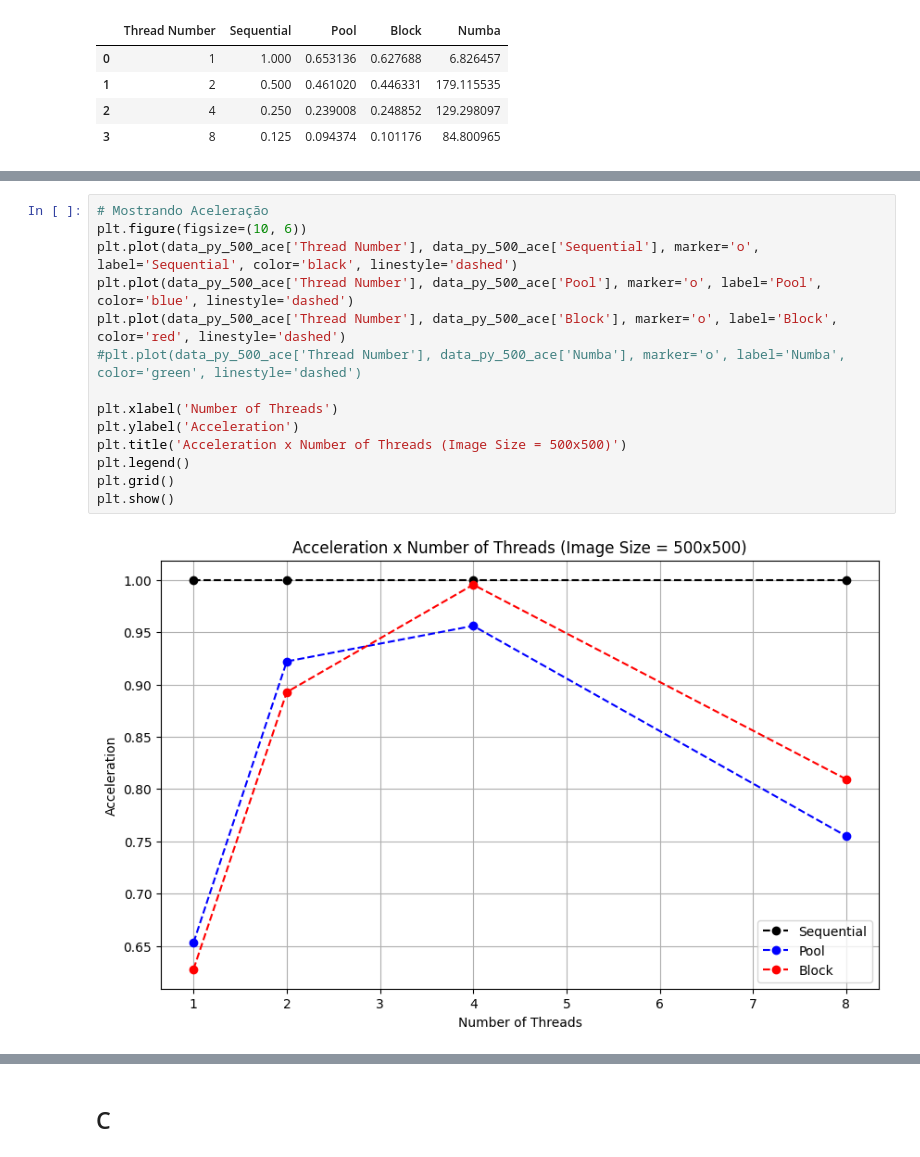
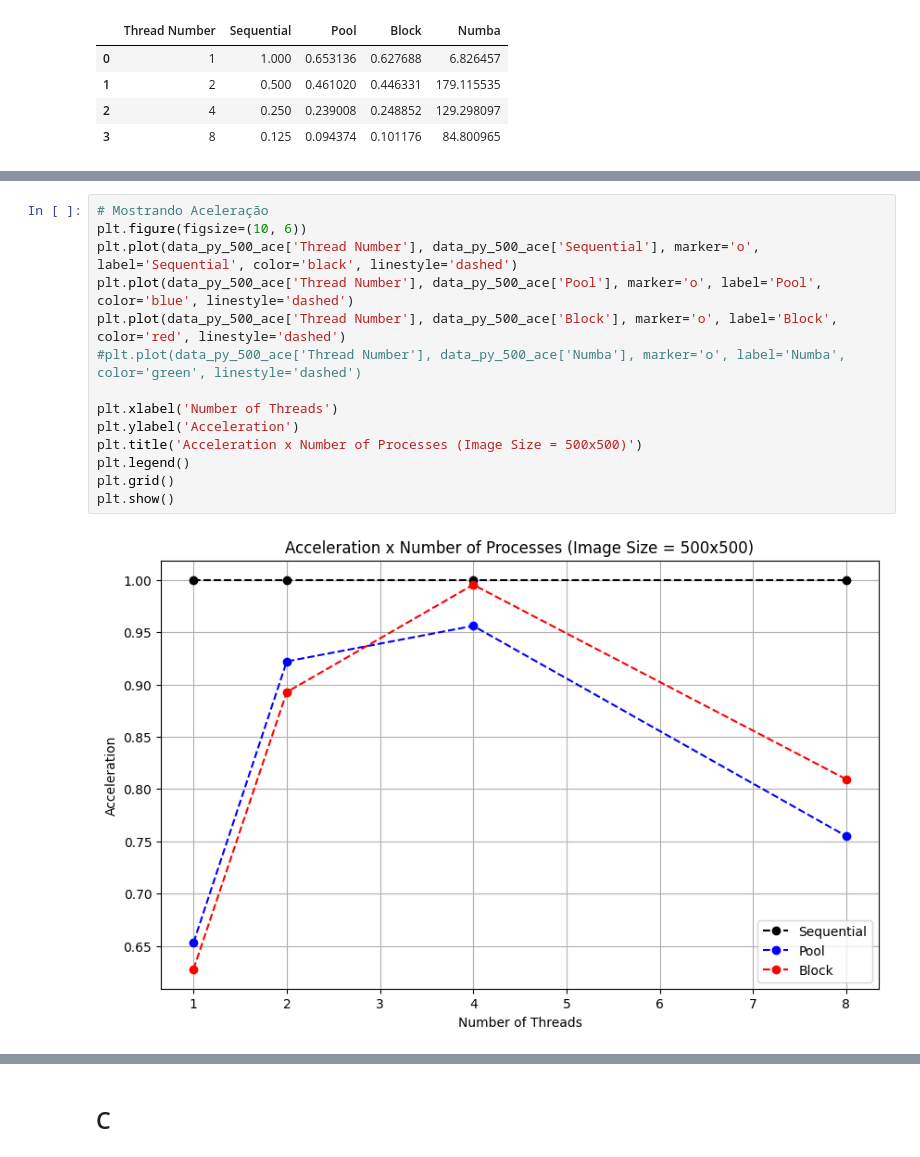
Before and after one commit to manoelmms/ImageConvolution, a Jupyter notebook: graphs.ipynb, the cells around one changed output, grey strips where cells are left out. Drawn from its saved outputs; the diff is of its cells as text.

```diff
--- a/graphs.ipynb
+++ b/graphs.ipynb
@@ -284,19 +284,19 @@ plt.show()
 # %%
 # Mostrando Aceleração
 plt.figure(figsize=(10, 6))
 plt.plot(data_py_500_ace['Thread Number'], data_py_500_ace['Sequential'], marker='o', label='Sequential', color='black', linestyle='dashed')
 plt.plot(data_py_500_ace['Thread Number'], data_py_500_ace['Pool'], marker='o', label='Pool', color='blue', linestyle='dashed')
 plt.plot(data_py_500_ace['Thread Number'], data_py_500_ace['Block'], marker='o', label='Block', color='red', linestyle='dashed')
 #plt.plot(data_py_500_ace['Thread Number'], data_py_500_ace['Numba'], marker='o', label='Numba', color='green', linestyle='dashed')
 
 plt.xlabel('Number of Threads')
 plt.ylabel('Acceleration')
-plt.title('Acceleration x Number of Threads (Image Size = 500x500)')
+plt.title('Acceleration x Number of Processes (Image Size = 500x500)')
 plt.legend()
 plt.grid()
 plt.show()
 # %% [output]
-[figure, old version]
+[figure, new version]
 # %%
 # 1000x1000
 plt.figure(figsize=(10, 6))
```
Also changed, not shown: parts of 13 cells of this notebook.
